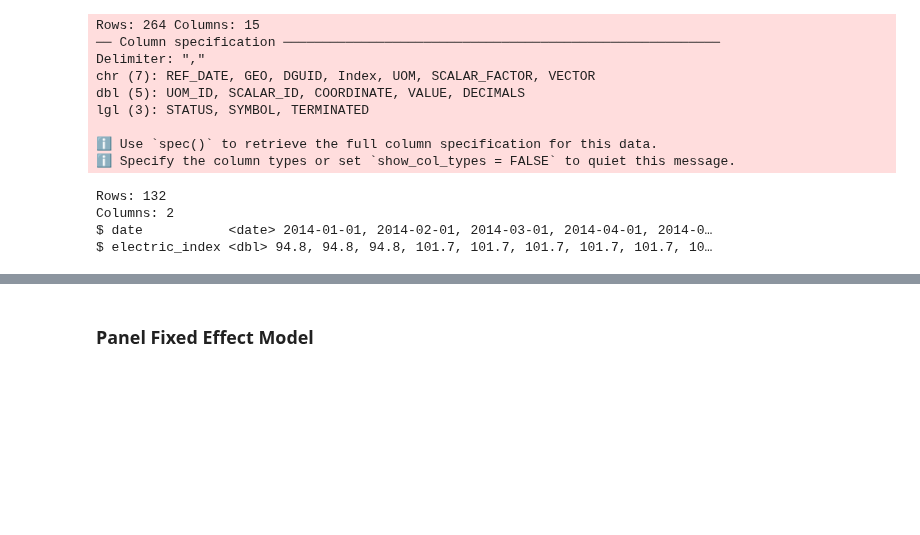
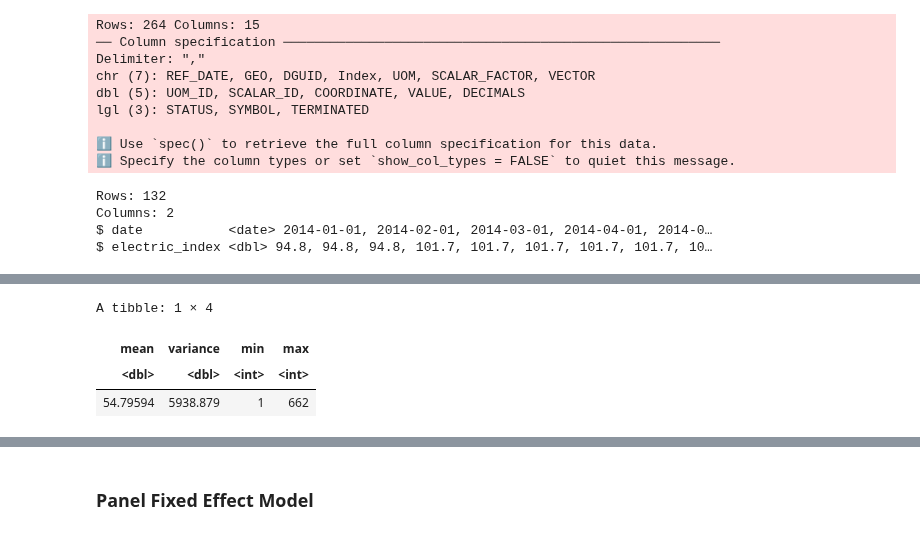
Before and after one commit to Irene-Berezin/econ_398_project, a Jupyter notebook: project_workbook.ipynb, the cells around one changed output, grey strips where cells are left out. Drawn from its saved outputs; the diff is of its cells as text; code cells hidden in the pictures; blank space fills up the shorter version.

```diff
--- a/project_workbook.ipynb
+++ b/project_workbook.ipynb
@@ -473,0 +487,19 @@ write_csv(census2016_panel, "census_2016_panel.csv")
+# %%
+# Generate the dataset on 22 neighborhood
+neighborhood2016_panel <- census2016_panel |>
+    filter(name != "59153586") |>  # Remove Stanley Park
+    mutate(income = as.double(income)) |>
+    filter(!is.na(income)) |>
+    # Create separate month and year columns
+    group_by(neighborhood, year, month, time_category) |>
+    summarise(
+        population = sum(population),
+        area_sq_km = sum(area_sq_km),
+        population_density = population / area_sq_km,
+        income = mean(income),
+        crime_count = sum(crime_count),
+        electric_index = mean(electric_index, na.rm = TRUE),
+        .groups = "drop"
+    ) |>
+    mutate(date = as.Date(paste(year, month, "01", sep = "-")))|>
+    glimpse()
@@ -473,0 +573,13 @@ write_csv(census2016_panel, "census_2016_panel.csv")
+# %%
+neighborhood_crime_summary <- neighborhood2016_panel|>
+    summarise(mean = mean(crime_count),
+    variance = var(crime_count),
+    min = min(crime_count),
+    max = max(crime_count))
+
+neighborhood_crime_summary
+# %% [output]
+A tibble: 1 × 4
+| mean | variance | min | max |
+| <dbl> | <dbl> | <int> | <int> |
+| 54.79594 | 5938.879 | 1 | 662 |
```
Also changed, not shown: parts of 12 cells of this notebook.
